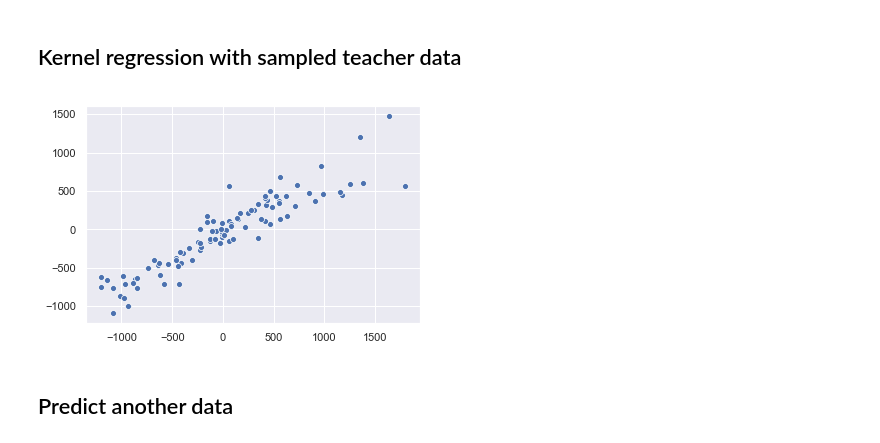
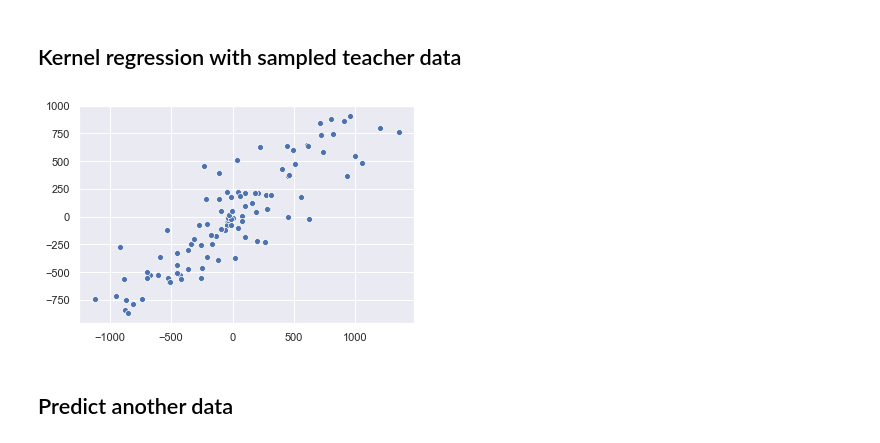
Before and after one commit to Jimmy-INL/Inverse_kernel_regression, a Jupyter notebook: notebook/Reverse kernel regression_multivariate.ipynb, the cells around one changed output. Drawn from its saved outputs; the diff is of its cells as text; code cells hidden in the pictures.

Commit message:
Update multivariate kernel regression notebook.

```diff
--- a/notebook/Reverse kernel regression_multivariate.ipynb
+++ b/notebook/Reverse kernel regression_multivariate.ipynb
@@ -76,47 +76,46 @@ plt.show()
 # %% [markdown]
 ## Kernel regression with sampled teacher data
 # %%
+np.random.seed(10)
+
 sample_size = 200  # Size of data to be used in learning.
 beta = 0.1  # Kernel parameter
 theta = 0.1  # Regularize parameter
 
 # Gaussian Kernel
 def kernel(x1, x2, beta=beta):
     return np.exp(- beta * np.linalg.norm(x1 - x2))
 
 # Sampling teacher data.
 df = df_x.sample(sample_size)
 selected_x = df.loc[:, ['a', 'b', 'c', 'd', 'e']].values
 selected_y = df.loc[:, 'y_noise'].values
 
 # Gram matrix.
 K = np.zeros((sample_size, sample_size))
 for i in range(sample_size):
     for j in range(sample_size):
         K[i,j] = kernel(selected_x[i], selected_x[j])
 
 # Compute psuede inverse matrix of the gram matrix.
 K_pinv = np.linalg.pinv(K + theta*np.identity(sample_size))
 
 # Compute weight of learned model of each data point.
-alpha = selected_y*K_pinv
+alpha = selected_y.T@K_pinv
+
+# Weight of new data of each data point.
+w_x = np.zeros((sample_size, size_p))
+for i in range(sample_size):
+    for j in range(size_p):
+        w_x[i, j] = kernel(new_x[j, :], selected_x[i, :])
 
 # Prediction
-y_predict = np.zeros(size_p)
-# Weight of new data of each data point.
-w_x = np.zeros((size_p, sample_size))
-for i in range(size_p):
-    for j in range(sample_size):
-        w_x[i, j] = kernel(new_x[i, :], selected_x[j, :])
-# Prediction
-for i in range(size_p):
-    for j in range(sample_size):
-        y_predict[i] += (alpha[:, j]@w_x[i,:])
+y_predict = alpha@w_x
 
 sns.scatterplot(x=new_y_true, y=y_predict)
 plt.show()
 # %% [output]
-[figure, old version]
+[figure, new version]
 # %% [markdown]
 ## Predict another data
 # %%
```
Also changed, not shown: parts of 5 cells of this notebook.
